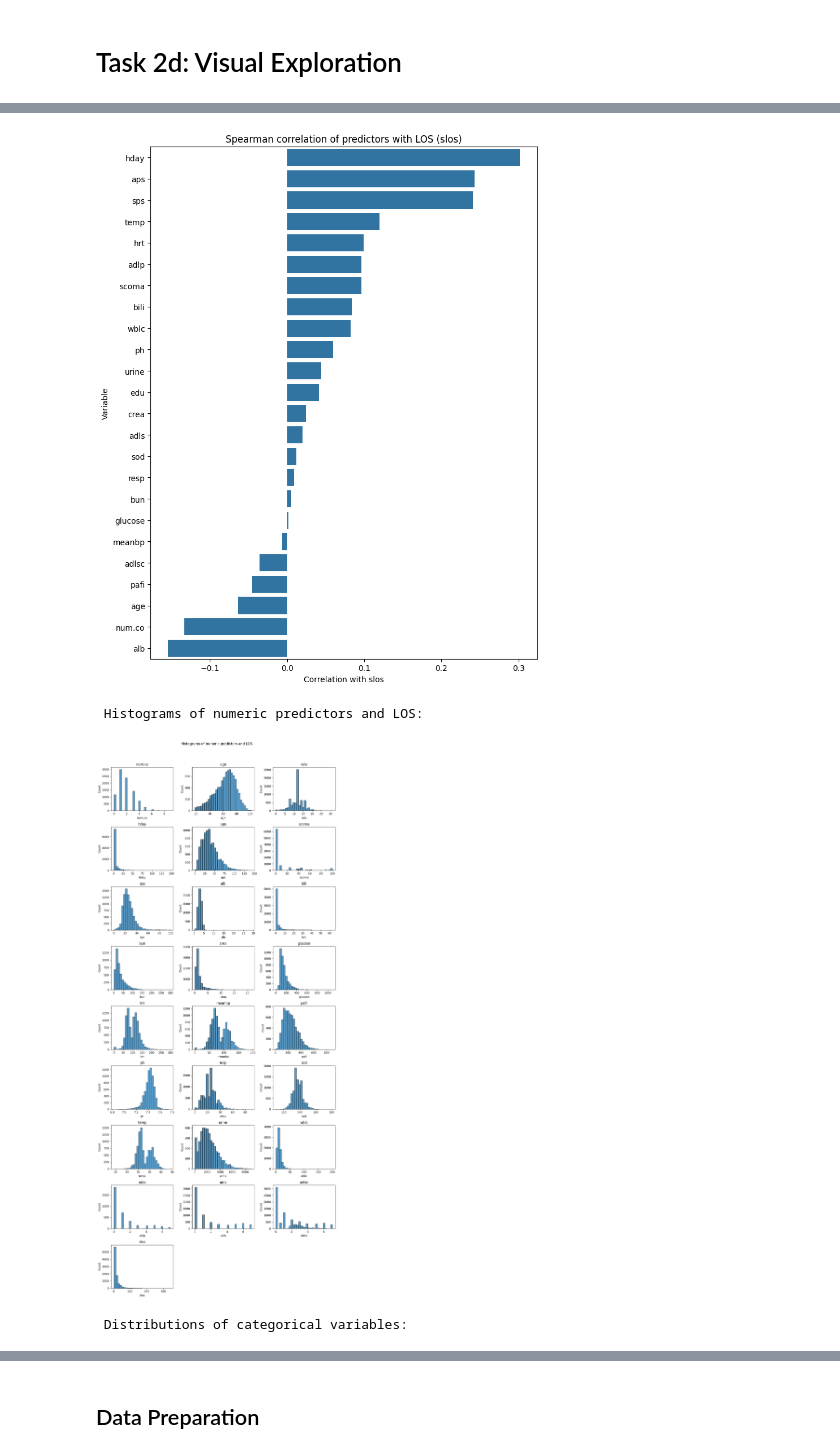
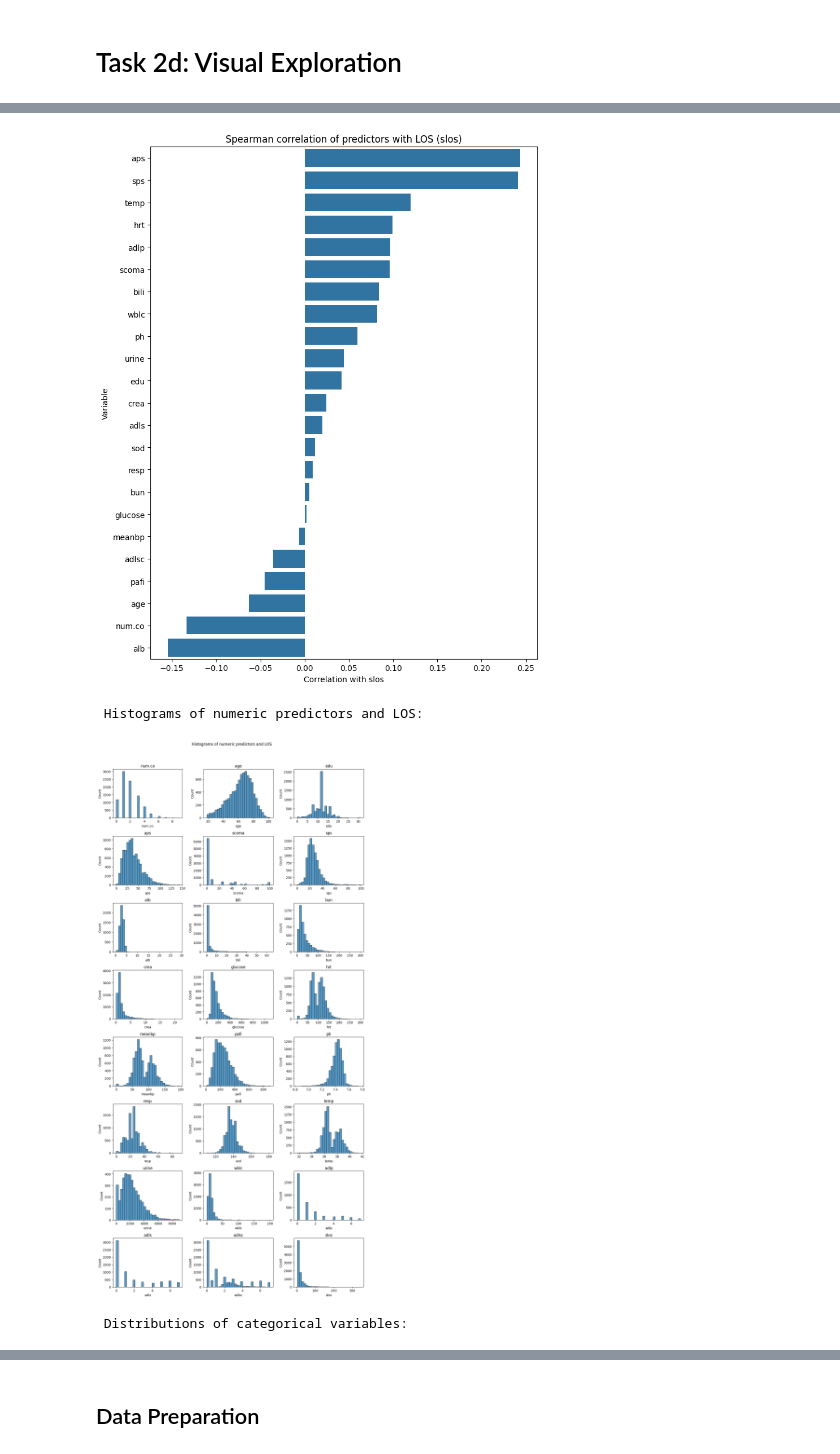
Before and after one commit to morawia/hospital-los, a Jupyter notebook: notebook/BI-hospital-los_251201.ipynb, the cells around one changed output, grey strips where cells are left out. Drawn from its saved outputs; the diff is of its cells as text; code cells hidden in the pictures.

```diff
--- a/notebook/BI-hospital-los_251201.ipynb
+++ b/notebook/BI-hospital-los_251201.ipynb
@@ -1292,15 +1359,15 @@ start_time_ve = now()
 
 # only used predictor variables
 columns_keep = ["slos", "ca", "dementia", "diabetes", "dzclass", "dzgroup", "income", "race", "sex",
-                "num.co", "age", "edu", "hday", "aps", "scoma", "sps", "alb", "bili", "bun", "crea",
+                "num.co", "age", "edu", "aps", "scoma", "sps", "alb", "bili", "bun", "crea",
                 "glucose", "hrt", "meanbp", "pafi", "ph", "resp", "sod", "temp", "urine", "wblc",
-                "adlp", "adls", "adlsc"]
+                "adlp", "adls", "adlsc", "dnr"]
 
-num_predictors = ["num.co", "age", "edu", "hday", "aps", "scoma", "sps", "alb", "bili", "bun", "crea",
+num_predictors = ["num.co", "age", "edu", "aps", "scoma", "sps", "alb", "bili", "bun", "crea",
             "glucose", "hrt", "meanbp", "pafi", "ph", "resp", "sod", "temp", "urine", "wblc",
             "adlp", "adls", "adlsc"]
 
-cat_cols = ["ca", "dementia", "diabetes", "dzclass", "dzgroup", "income", "race", "sex"]
+cat_cols = ["ca", "dementia", "diabetes", "dzclass", "dzgroup", "income", "race", "sex", "dnr"]
 
 print("Numeric predictors used for visual exploration:")
 print(num_predictors)
@@ -1452,6 +1519,6 @@ Categorical predictors used for visual exploration:
  Spearman correlation vs LOS:
-[figure, old version]
+[figure, new version]
  Histograms of numeric predictors and LOS:
-[figure, old version]
+[figure, new version]
  Distributions of categorical variables:
 [figure]
```
Also changed, not shown: parts of 10 cells of this notebook.
